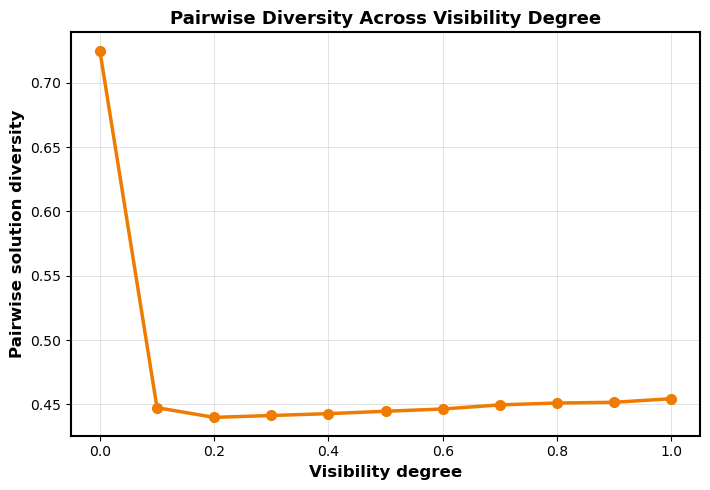
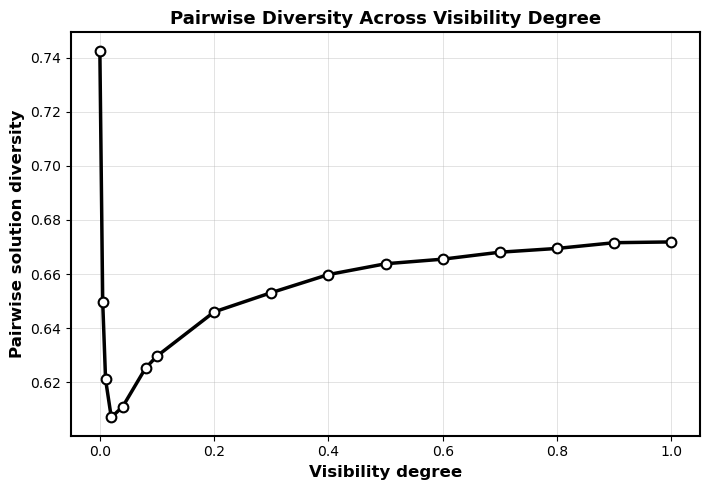
Code edit (unified diff) that turned the first committed figure into the second:
--- before
+++ after
@@ -14,5 +14,8 @@
 )
 
-ax.plot(x, y, marker="o", linewidth=2.5, markersize=7, color=nus_orange)
+ax.plot(x, y, marker="o", linewidth=2.5, markersize=7, color="k",
+            markerfacecolor="white",
+            markeredgecolor="black",
+            markeredgewidth=1.5,)
 
 ax.set_xlabel("Visibility degree", fontweight="bold", fontsize=12)

Commit: 1st revision: crowd separation 2nd revision: partial visibility -> full visibility 3rd revision: improve solver knowledge (pending) 4th revision: fix visible solvers across time; add pairwise diversity; default visibility interval; 5th revision: add a performance-based visibility 6th revision: add a